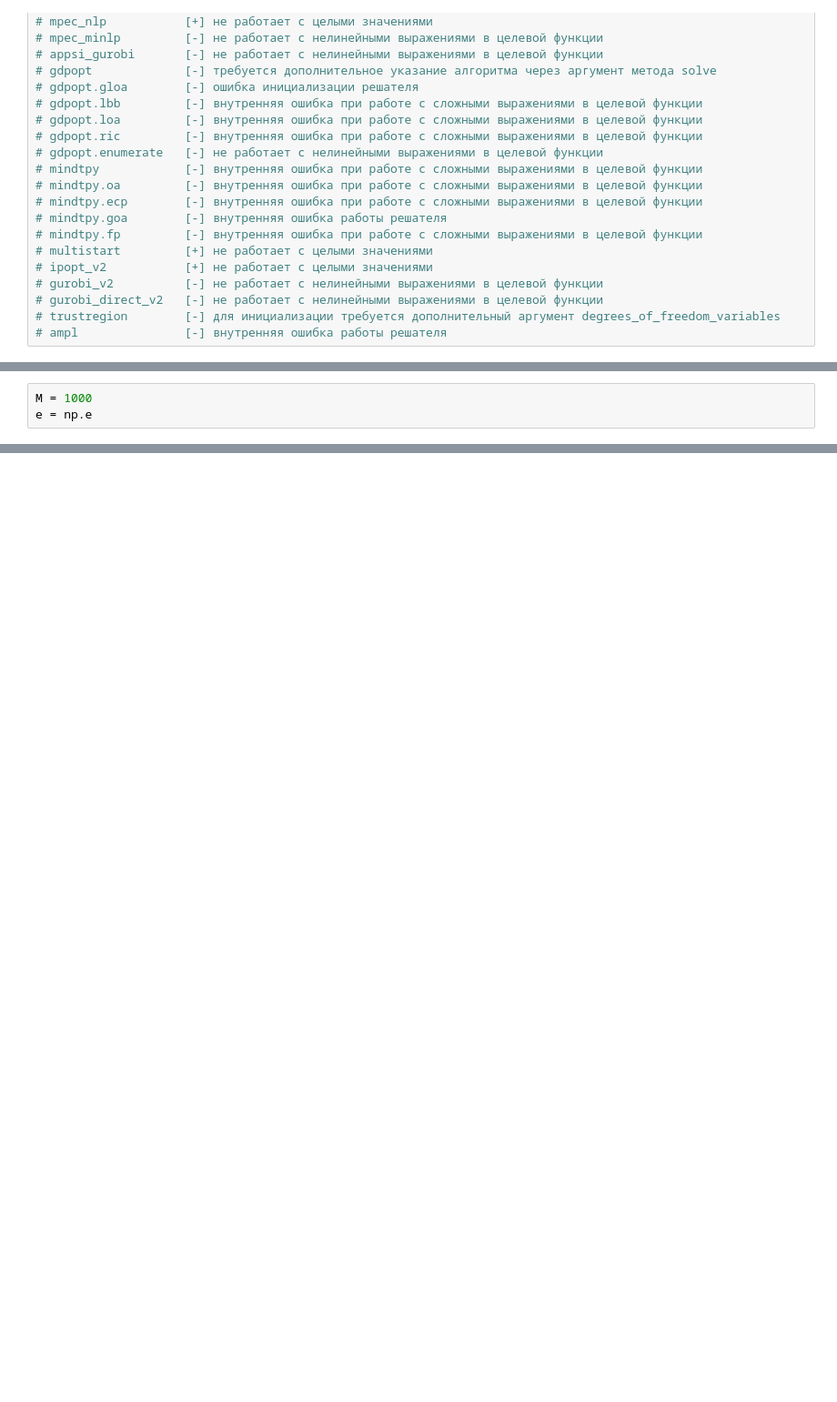
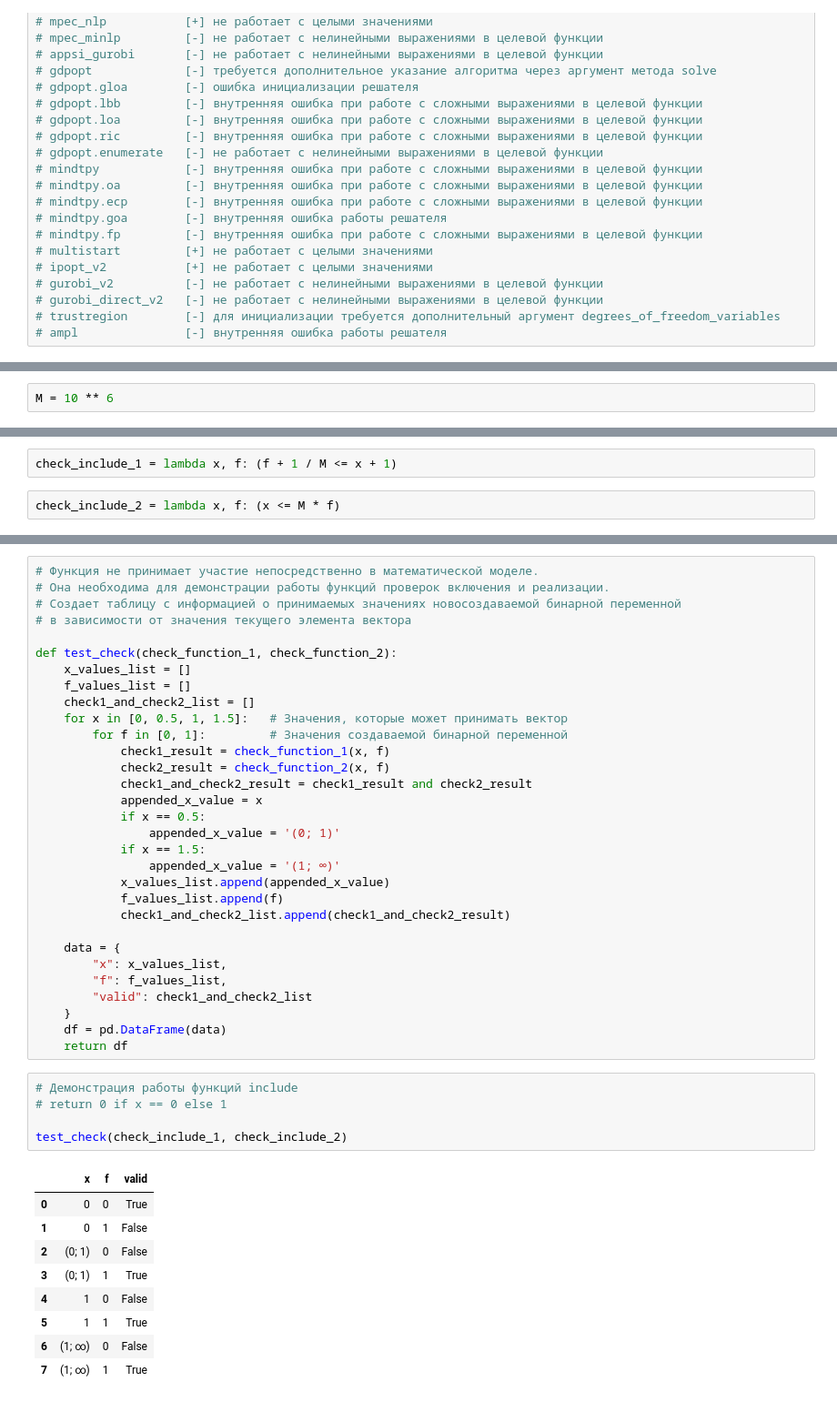
Before and after one commit to Dambr/yewking, a Jupyter notebook: task_description/pyomo/index.ipynb, the cells around one changed output, grey strips where cells are left out. Shown at 91% size. Saved outputs shown, nothing was run; the diff lists cells and outputs as text; blank space fills up the shorter version.

```diff
--- a/task_description/pyomo/index.ipynb
+++ b/task_description/pyomo/index.ipynb
@@ -47,5 +67,4 @@ import numpy as np
 # %%
-M = 1000
-e = np.e
+M = 10 ** 6
 # %%
 # Инициализация модели
@@ -57 +80,5 @@ model.constraints = pyo.ConstraintList()
 model.f = pyo.VarList(domain=pyo.Binary)
+# %%
+check_include_1 = lambda x, f: (f + 1 / M <= x + 1)
+# %%
+check_include_2 = lambda x, f: (x <= M * f)
@@ -73,0 +119,46 @@ def check_implemented(x):
+# %%
+# Функция не принимает участие непосредственно в математической моделе.
+# Она необходима для демонстрации работы функций проверок включения и реализации.
+# Создает таблицу с информацией о принимаемых значениях новосоздаваемой бинарной переменной
+# в зависимости от значения текущего элемента вектора
+
+def test_check(check_function_1, check_function_2):
+    x_values_list = []
+    f_values_list = []
+    check1_and_check2_list = []
+    for x in [0, 0.5, 1, 1.5]:   # Значения, которые может принимать вектор
+        for f in [0, 1]:         # Значения создаваемой бинарной переменной
+            check1_result = check_function_1(x, f)
+            check2_result = check_function_2(x, f)
+            check1_and_check2_result = check1_result and check2_result
+            appended_x_value = x
+            if x == 0.5:
+                appended_x_value = '(0; 1)'
+            if x == 1.5:
+                appended_x_value = '(1; ∞)'
+            x_values_list.append(appended_x_value)
+            f_values_list.append(f)
+            check1_and_check2_list.append(check1_and_check2_result)
+
+    data = {
+        "x": x_values_list,
+        "f": f_values_list,
+        "valid": check1_and_check2_list
+    }
+    df = pd.DataFrame(data)
+    return df
+# %%
+# Демонстрация работы функций include
+# return 0 if x == 0 else 1
+
+test_check(check_include_1, check_include_2)
+# %% [output]
+|  | x | f | valid |
+| 0 | 0 | 0 | True |
+| 1 | 0 | 1 | False |
+| 2 | (0; 1) | 0 | False |
+| 3 | (0; 1) | 1 | True |
+| 4 | 1 | 0 | False |
+| 5 | 1 | 1 | True |
+| 6 | (1; ∞) | 0 | False |
+| 7 | (1; ∞) | 1 | True |
```
Also changed, not shown: parts of 38 cells of this notebook, 1 other file.
